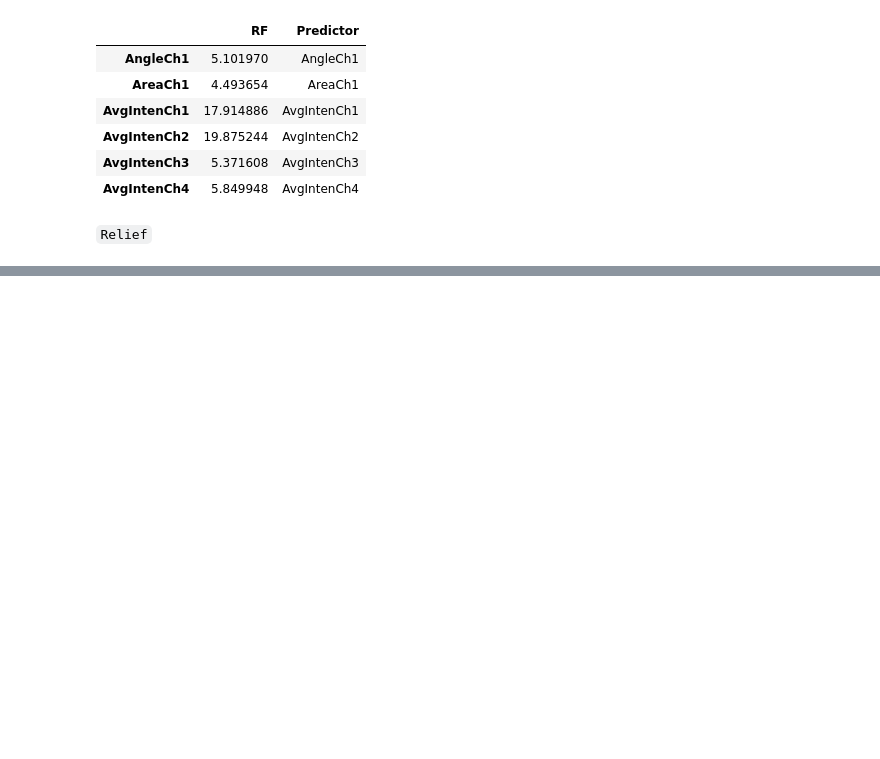
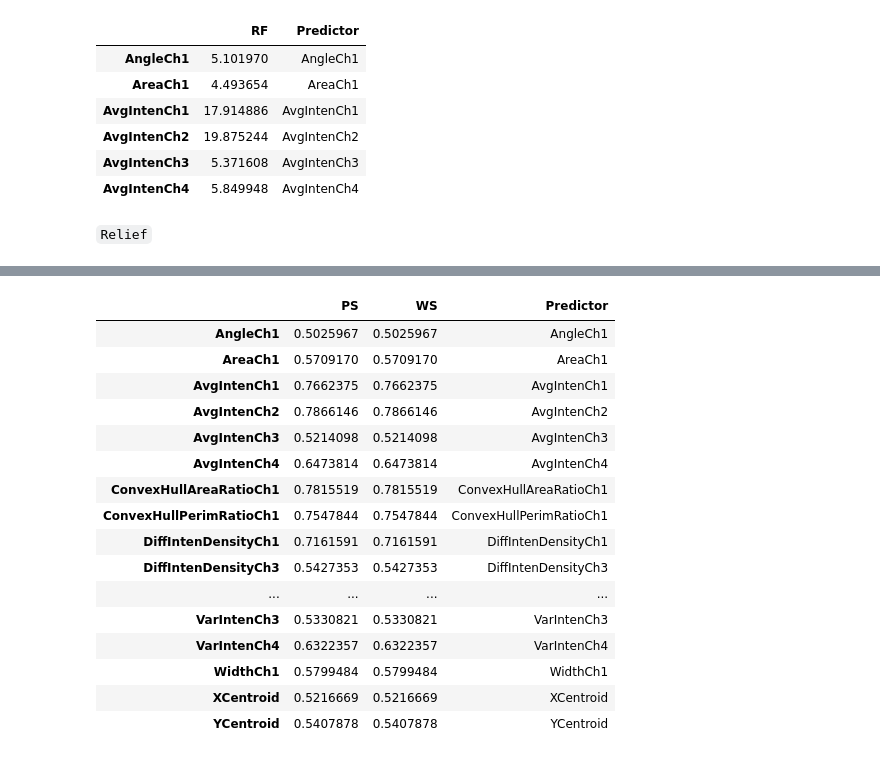
Before and after one commit to Randallzoeng/BookClub, a Jupyter notebook: AppliedPredictiveModeling/Chap. 18 Measuring Predictor Importance.ipynb, the cells around one changed output, grey strips where cells are left out. Cells and saved outputs as stored; diff of their text form; code cells hidden in the pictures; blank space fills up the shorter version.

```diff
--- a/AppliedPredictiveModeling/Chap. 18 Measuring Predictor Importance.ipynb
+++ b/AppliedPredictiveModeling/Chap. 18 Measuring Predictor Importance.ipynb
@@ -383,0 +428,20 @@ head(rf_info)
+# %%
+list(auc_info,tTest_info,rf_info,Relief_info,MIC_info)[1]
+# %% [output]
+|  | PS | WS | Predictor |
+| AngleCh1 | 0.5025967 | 0.5025967 | AngleCh1 |
+| AreaCh1 | 0.5709170 | 0.5709170 | AreaCh1 |
+| AvgIntenCh1 | 0.7662375 | 0.7662375 | AvgIntenCh1 |
+| AvgIntenCh2 | 0.7866146 | 0.7866146 | AvgIntenCh2 |
+| AvgIntenCh3 | 0.5214098 | 0.5214098 | AvgIntenCh3 |
+| AvgIntenCh4 | 0.6473814 | 0.6473814 | AvgIntenCh4 |
+| ConvexHullAreaRatioCh1 | 0.7815519 | 0.7815519 | ConvexHullAreaRatioCh1 |
+| ConvexHullPerimRatioCh1 | 0.7547844 | 0.7547844 | ConvexHullPerimRatioCh1 |
+| DiffIntenDensityCh1 | 0.7161591 | 0.7161591 | DiffIntenDensityCh1 |
+| DiffIntenDensityCh3 | 0.5427353 | 0.5427353 | DiffIntenDensityCh3 |
+| ... | ... | ... | ... |
+| VarIntenCh3 | 0.5330821 | 0.5330821 | VarIntenCh3 |
+| VarIntenCh4 | 0.6322357 | 0.6322357 | VarIntenCh4 |
+| WidthCh1 | 0.5799484 | 0.5799484 | WidthCh1 |
+| XCentroid | 0.5216669 | 0.5216669 | XCentroid |
+| YCentroid | 0.5407878 | 0.5407878 | YCentroid |
```
Also changed, not shown: parts of 14 cells of this notebook.
